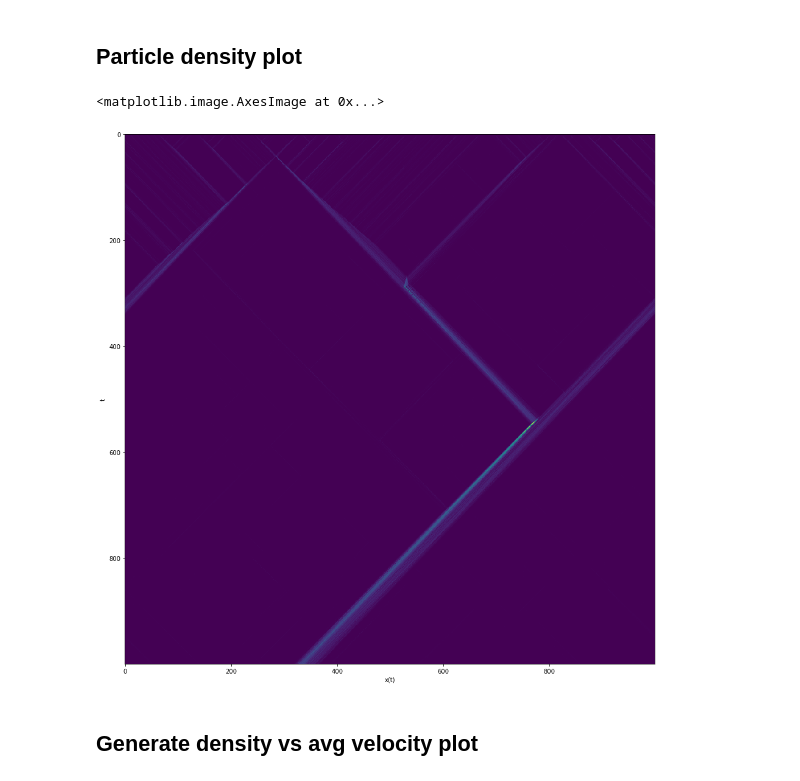
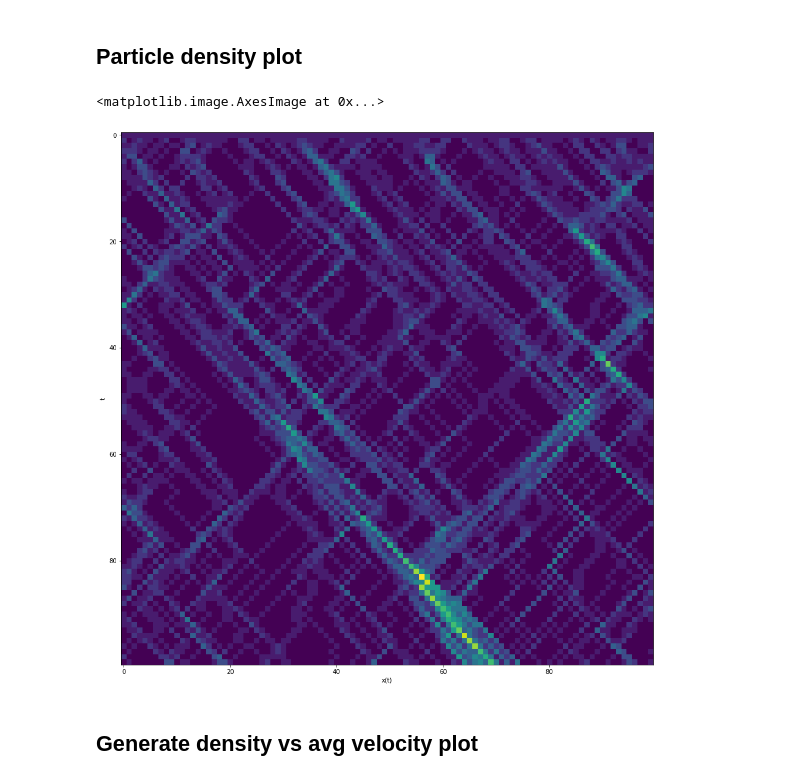
Before and after one commit to wiebetimmers/CSS-ParticleFlocking, a Jupyter notebook: 1D_viscek_automata_density_bifur_scale_invariance.ipynb, the cells around one changed output. Cells and saved outputs as stored; diff of their text form; code cells hidden in the pictures.

```diff
--- a/1D_viscek_automata_density_bifur_scale_invariance.ipynb
+++ b/1D_viscek_automata_density_bifur_scale_invariance.ipynb
@@ -96,33 +96,33 @@ def generate2(size, steps, eta, p):
 
     return x
 # %%
-N = 1000
-L = 1000
-its = 1000
-eta = 0.02
+N = 100
+L = 100
+its = 100
+eta = 0.15
 p = (N/L)
 x = generate2(L, its, eta, p)
 
 
 def get_density_values(x):
     list_of_density = []
     for gens in x:
         density_row = []
         for pos in gens:
             density_row.append(len(pos))
         list_of_density.append(density_row)
     return list_of_density
 
 
 density_x = get_density_values(x)
 
 plt.figure(figsize=(20, 16))
 plt.ylabel('t')
 plt.xlabel('x(t)')
 plt.imshow(density_x, interpolation='none')
 # %% [output]
 <matplotlib.image.AxesImage at 0x...>
-[figure, old version]
+[figure, new version]
 # %% [markdown]
 ## Generate density vs avg velocity plot
 # %%
```
Also changed, not shown: parts of 6 cells of this notebook.
